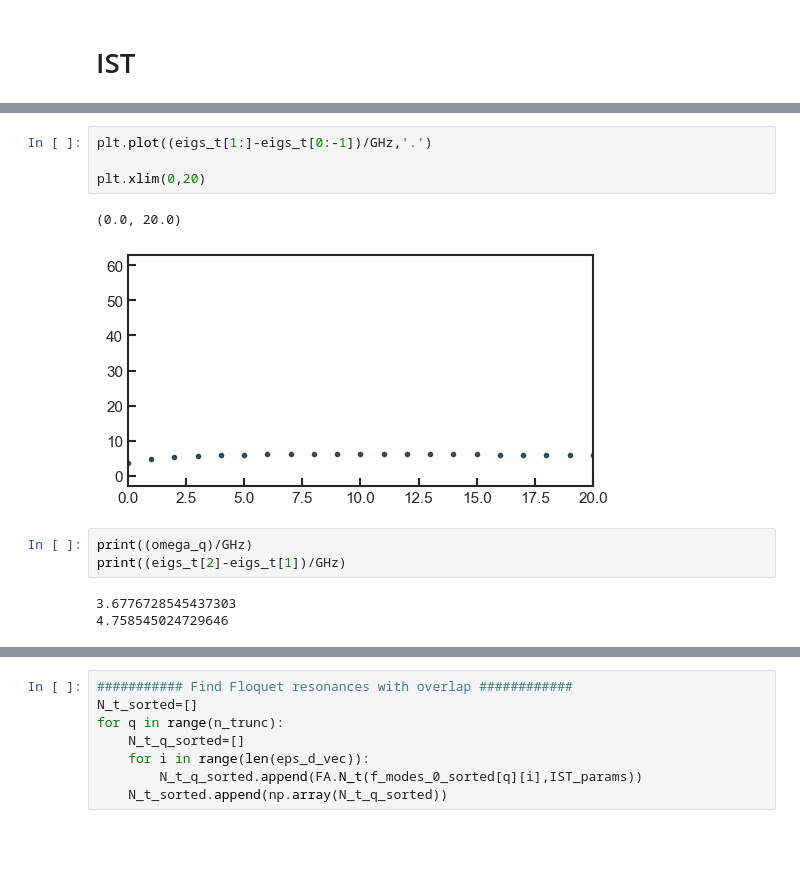
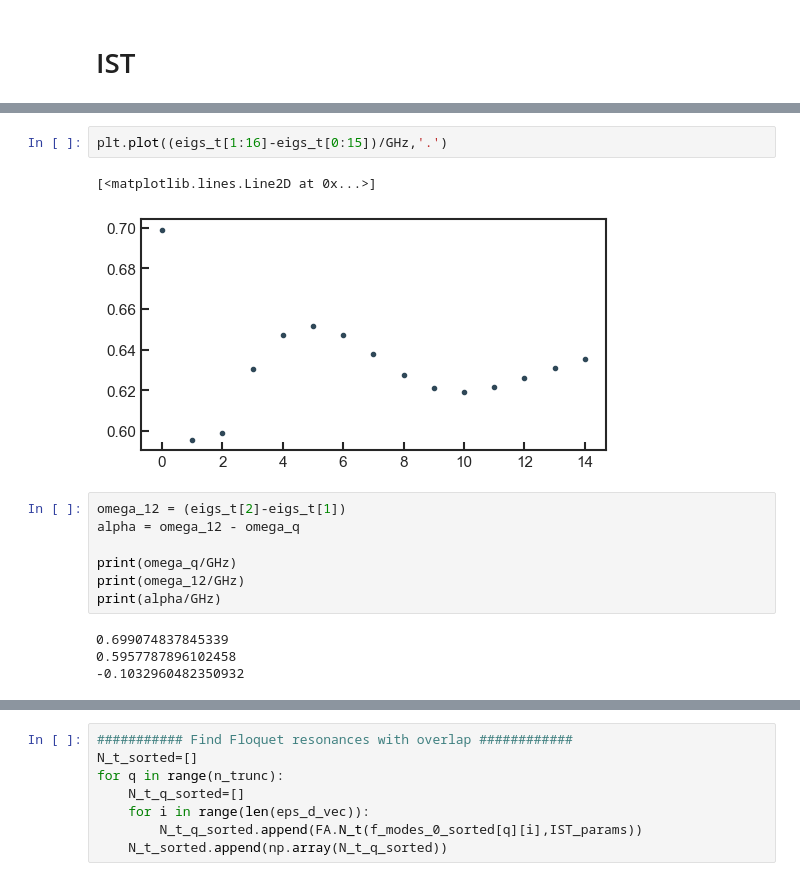
Before and after one commit to mariefdum/ionization, a Jupyter notebook: Example_L_shunted_transmon.ipynb, the cells around one changed output, grey strips where cells are left out. Saved outputs shown, nothing was run; the diff lists cells and outputs as text; blank space fills up the shorter version.

```diff
--- a/Example_L_shunted_transmon.ipynb
+++ b/Example_L_shunted_transmon.ipynb
@@ -274,16 +326,19 @@ for i in range(1,8):
-# %%
-plt.plot((eigs_t[1:]-eigs_t[0:-1])/GHz,'.')
-
-plt.xlim(0,20)
-# %% [output]
-(0.0, 20.0)
-[figure, removed]
+# %%
+plt.plot((eigs_t[1:16]-eigs_t[0:15])/GHz,'.')
+# %% [output]
+[<matplotlib.lines.Line2D at 0x...>]
+[figure, added]
 # %%
-print((omega_q)/GHz)
-print((eigs_t[2]-eigs_t[1])/GHz)
+omega_12 = (eigs_t[2]-eigs_t[1])
+alpha = omega_12 - omega_q
+
+print(omega_q/GHz)
+print(omega_12/GHz)
+print(alpha/GHz)
 # %% [output]
-3.6776728545437303
-4.758545024729646
+0.699074837845339
+0.5957787896102458
+-0.1032960482350932
 # %%
 print((eigs_t[2]-eigs_t[1] - omega_q)/MHz)
 # %% [output]
```
Also changed, not shown: parts of 41 cells of this notebook, 4 other files.
